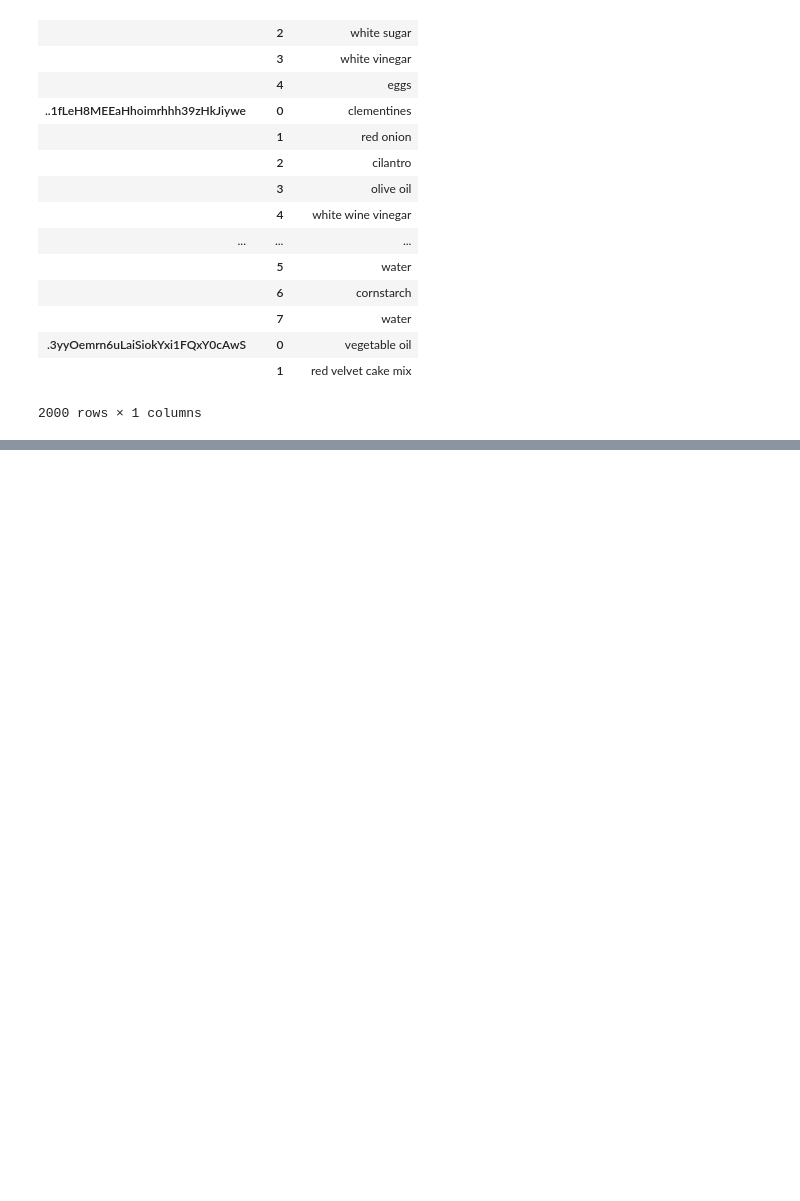
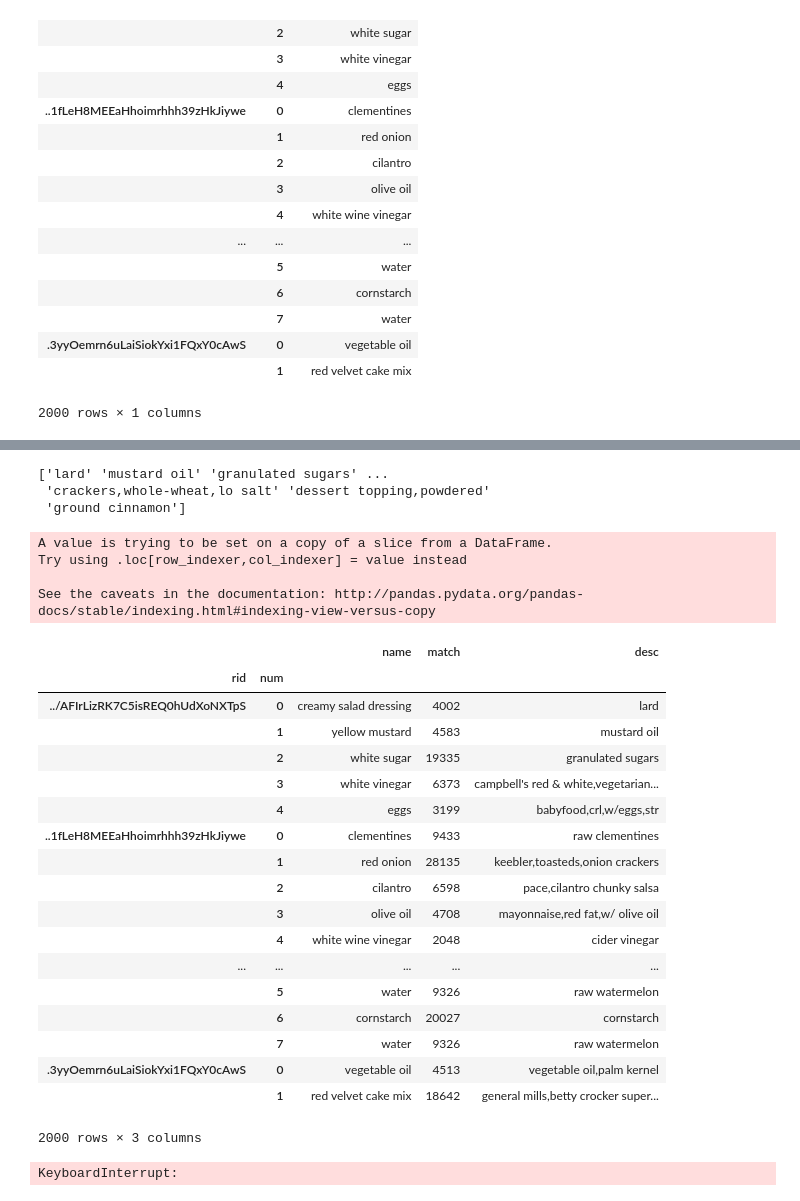
Before and after one commit to aliceedeng/SmartFridge, a Jupyter notebook: data_processing/join_review.ipynb, the cells around one changed output, grey strips where cells are left out. Drawn from its saved outputs; the diff is of its cells as text; code cells hidden in the pictures; blank space fills up the shorter version.

```diff
--- a/data_processing/join_review.ipynb
+++ b/data_processing/join_review.ipynb
@@ -375,6 +427,13 @@ ti2.sort_values(by='length', ascending=True, inplace=True)
 # %%
 subset_names = names.head(2000)
 my_matches = matches(subset_names['name'], ti2['desc'])
+# %%
+# build dictionary for linking name back to id
+ing_id_map = pd.Series(index=list(ti2['desc'].values) + ['NOMATCH'], data=list(ti2.index.values) + ['-1'])
+ing_id_map.head()
+ing_id_map.tail()
+drop = ing_id_map.index[ing_id_map.index.duplicated(keep='first')]
+ing_id_map.drop(drop, inplace=True)
 # %%
 join_ingredients(subset_names, my_matches, ti2)
 # %% [output]
@@ -403,0 +469,37 @@ See the caveats in the documentation: http://pandas.pydata.org/pandas-docs/stabl
+# %%
+# partial ratio
+my_matches = matches_fuzzy(subset_names['name'], ti2['desc'], mapper=ing_id_map, comp=fuzz.partial_ratio) # comp is one of ratio, partial_ratio, token_set_ratio\
+join_ingredients(subset_names, my_matches, ti2)
+# %% [output]
+['lard' 'mustard oil' 'granulated sugars' ...
+ 'crackers,whole-wheat,lo salt' 'dessert topping,powdered'
+ 'ground cinnamon']
+A value is trying to be set on a copy of a slice from a DataFrame.
+Try using .loc[row_indexer,col_indexer] = value instead
+
+See the caveats in the documentation: http://pandas.pydata.org/pandas-docs/stable/indexing.html#indexing-view-versus-copy
+|  |  | name | match | desc |
+| rid | num |  |  |  |
+| ../AFIrLizRK7C5isREQ0hUdXoNXTpS | 0 | creamy salad dressing | 4002 | lard |
+|  | 1 | yellow mustard | 4583 | mustard oil |
+|  | 2 | white sugar | 19335 | granulated sugars |
+|  | 3 | white vinegar | 6373 | campbell's red & white,vegetarian... |
+|  | 4 | eggs | 3199 | babyfood,crl,w/eggs,str |
+| ..1fLeH8MEEaHhoimrhhh39zHkJiywe | 0 | clementines | 9433 | raw clementines |
+|  | 1 | red onion | 28135 | keebler,toasteds,onion crackers |
+|  | 2 | cilantro | 6598 | pace,cilantro chunky salsa |
+|  | 3 | olive oil | 4708 | mayonnaise,red fat,w/ olive oil |
+|  | 4 | white wine vinegar | 2048 | cider vinegar |
+| ... | ... | ... | ... | ... |
+|  | 5 | water | 9326 | raw watermelon |
+|  | 6 | cornstarch | 20027 | cornstarch |
+|  | 7 | water | 9326 | raw watermelon |
+| .3yyOemrn6uLaiSiokYxi1FQxY0cAwS | 0 | vegetable oil | 4513 | vegetable oil,palm kernel |
+|  | 1 | red velvet cake mix | 18642 | general mills,betty crocker super... |
+2000 rows × 3 columns
+# %%
+# token_sort_ratio
+my_matches = matches_fuzzy(subset_names['name'], ti2['desc'], mapper=ing_id_map, comp=fuzz.token_sort_ratio) # comp is one of ratio, partial_ratio, token_set_ratio\
+join_ingredients(subset_names, my_matches, ti2)
+# %% [output]
+KeyboardInterrupt:
```
Also changed, not shown: parts of 19 cells of this notebook, 1 other file.
